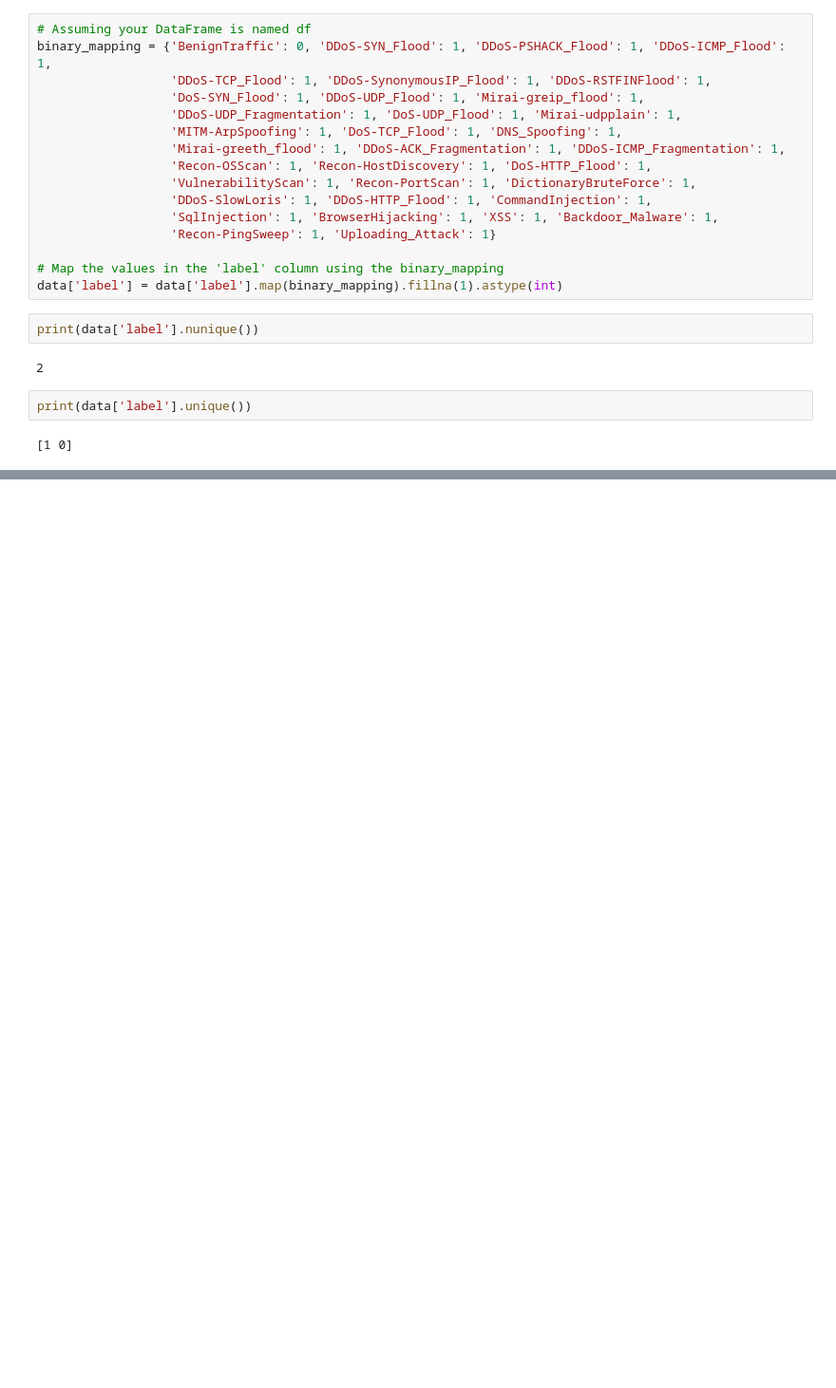
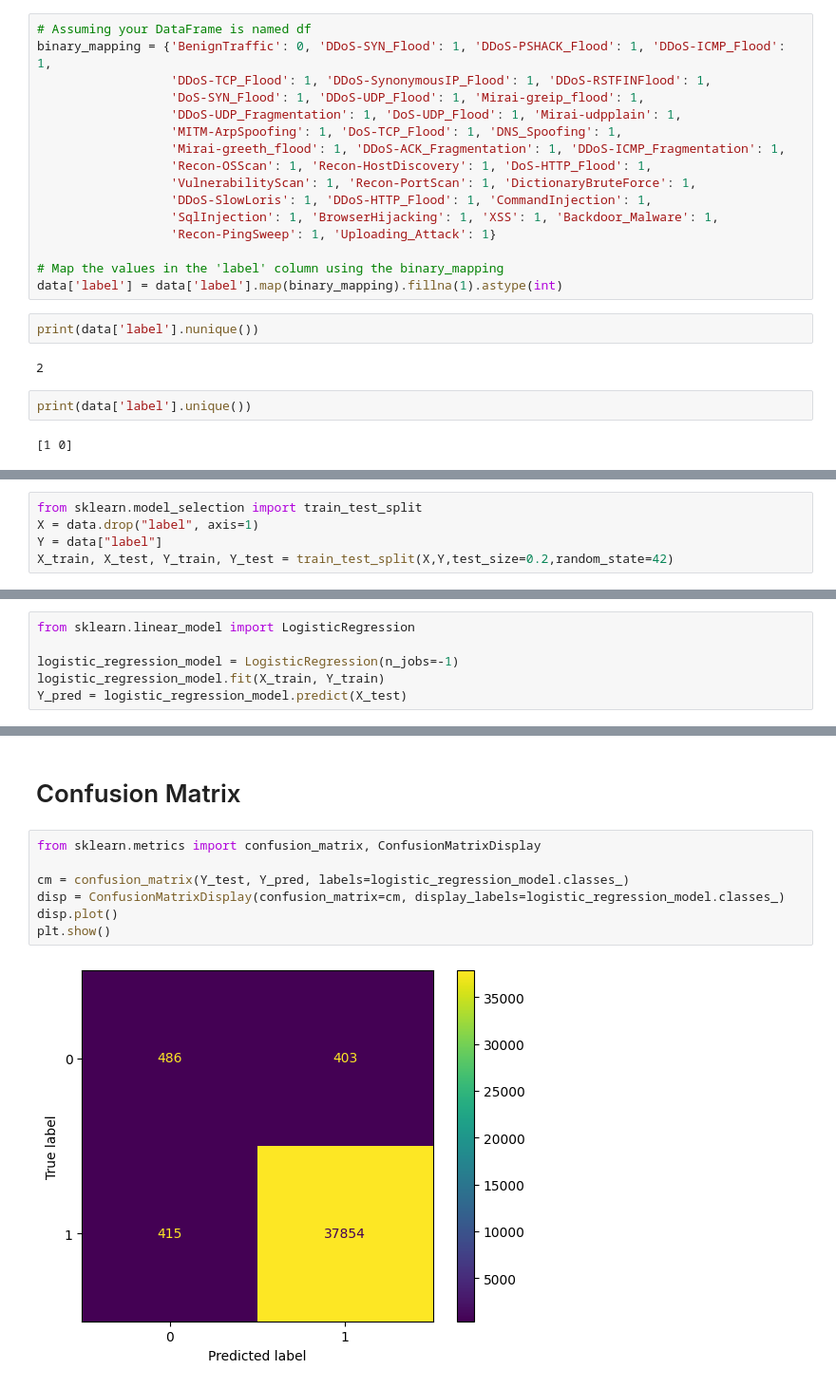
Before and after one commit to Faareh-Ahmed/Anomaly-Detection, a Jupyter notebook: Copy_of_Anomaly_Detection.ipynb, the cells around one changed output, grey strips where cells are left out. Shown at 95% size. Cells and saved outputs as stored; diff of their text form; blank space fills up the shorter version.

Commit message:
Logistic Regression

```diff
--- a/Copy_of_Anomaly_Detection.ipynb
+++ b/Copy_of_Anomaly_Detection.ipynb
@@ -143,0 +152,5 @@ print(data['label'].unique())
+# %%
+from sklearn.model_selection import train_test_split
+X = data.drop("label", axis=1)
+Y = data["label"]
+X_train, X_test, Y_train, Y_test = train_test_split(X,Y,test_size=0.2,random_state=42)
@@ -143,0 +167,6 @@ print(data['label'].unique())
+# %%
+from sklearn.linear_model import LogisticRegression
+
+logistic_regression_model = LogisticRegression(n_jobs=-1)
+logistic_regression_model.fit(X_train, Y_train)
+Y_pred = logistic_regression_model.predict(X_test)
@@ -143,0 +188,11 @@ print(data['label'].unique())
+# %% [markdown]
+# Confusion Matrix
+# %%
+from sklearn.metrics import confusion_matrix, ConfusionMatrixDisplay
+
+cm = confusion_matrix(Y_test, Y_pred, labels=logistic_regression_model.classes_)
+disp = ConfusionMatrixDisplay(confusion_matrix=cm, display_labels=logistic_regression_model.classes_)
+disp.plot()
+plt.show()
+# %% [output]
+[figure, added]
```
Also changed, not shown: parts of 5 cells of this notebook.
